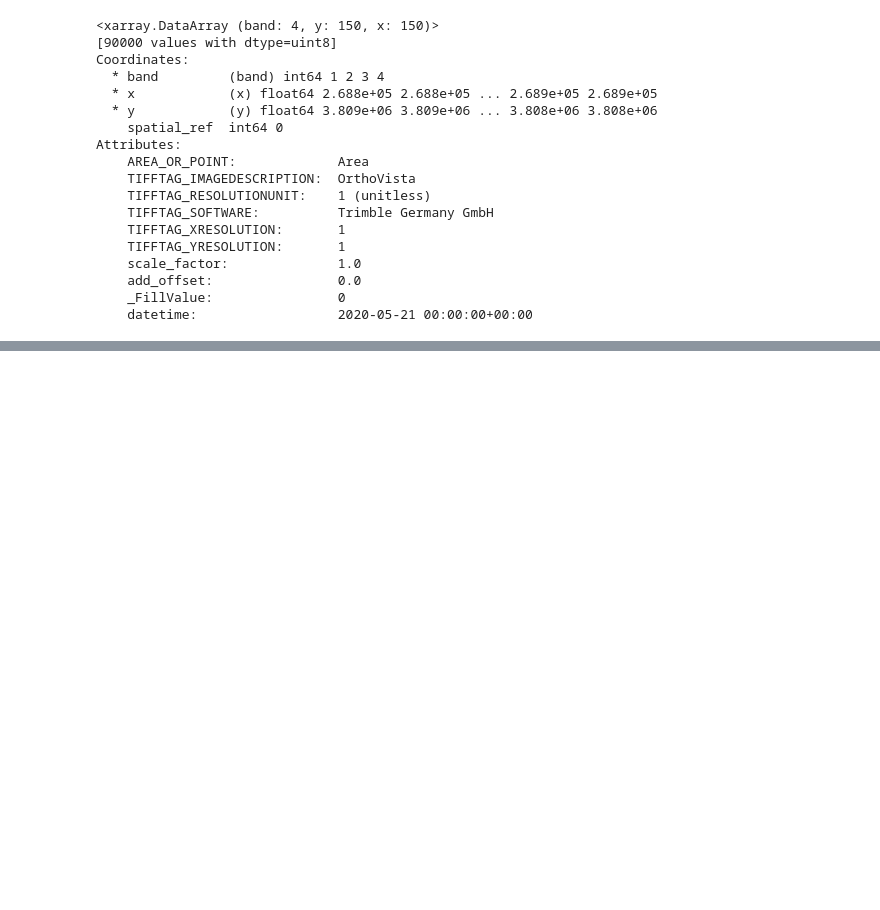
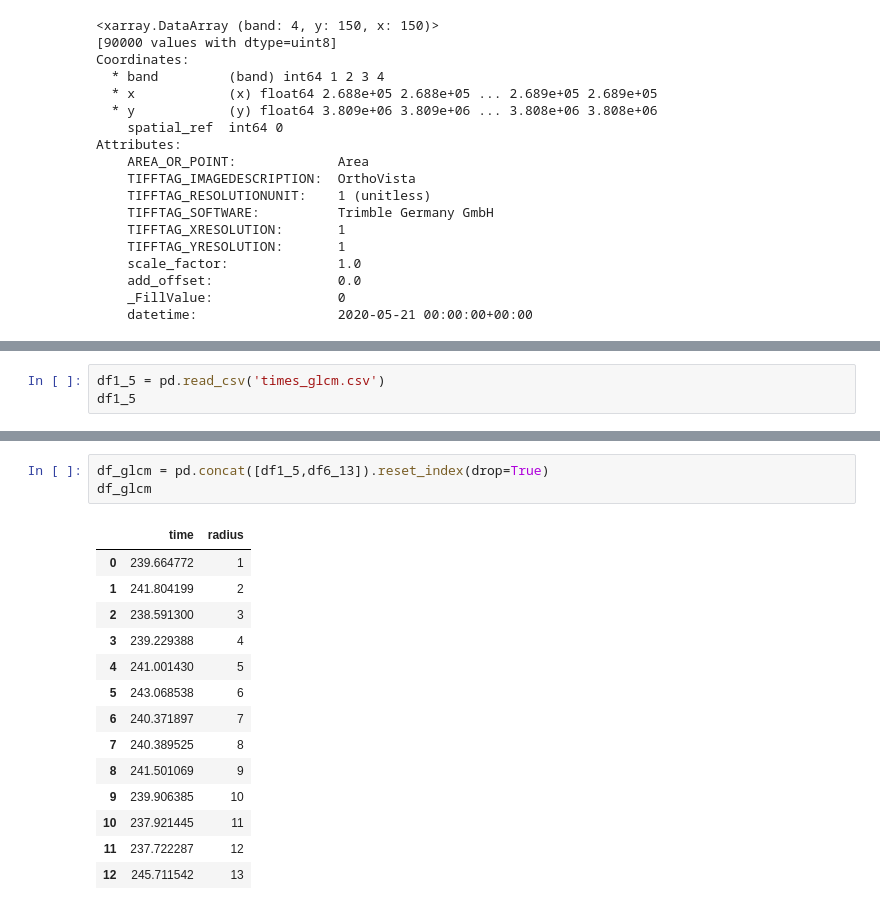
Before and after one commit to NCEAS/msai4earth-esa, a Jupyter notebook: iceplant_detection/timing_texture_features.ipynb, the cells around one changed output, grey strips where cells are left out. Drawn from its saved outputs; the diff is of its cells as text; blank space fills up the shorter version.

```diff
--- a/iceplant_detection/timing_texture_features.ipynb
+++ b/iceplant_detection/timing_texture_features.ipynb
@@ -144,0 +119,3 @@ plt.show()
+# %%
+df1_5 = pd.read_csv('times_glcm.csv')
+df1_5
@@ -145,2 +141,20 @@ plt.show()
+# %%
+df_glcm = pd.concat([df1_5,df6_13]).reset_index(drop=True)
+df_glcm
+# %% [output]
+|  | time | radius |
+| 0 | 239.664772 | 1 |
+| 1 | 241.804199 | 2 |
+| 2 | 238.591300 | 3 |
+| 3 | 239.229388 | 4 |
+| 4 | 241.001430 | 5 |
+| 5 | 243.068538 | 6 |
+| 6 | 240.371897 | 7 |
+| 7 | 240.389525 | 8 |
+| 8 | 241.501069 | 9 |
+| 9 | 239.906385 | 10 |
+| 10 | 237.921445 | 11 |
+| 11 | 237.722287 | 12 |
+| 12 | 245.711542 | 13 |
 # %%
 X = np.zeros((120,120))
```
Also changed, not shown: parts of 16 cells of this notebook.
